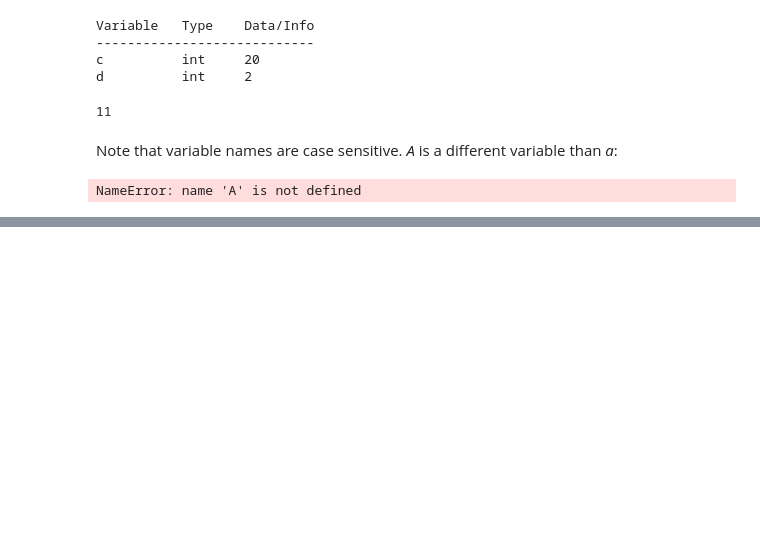
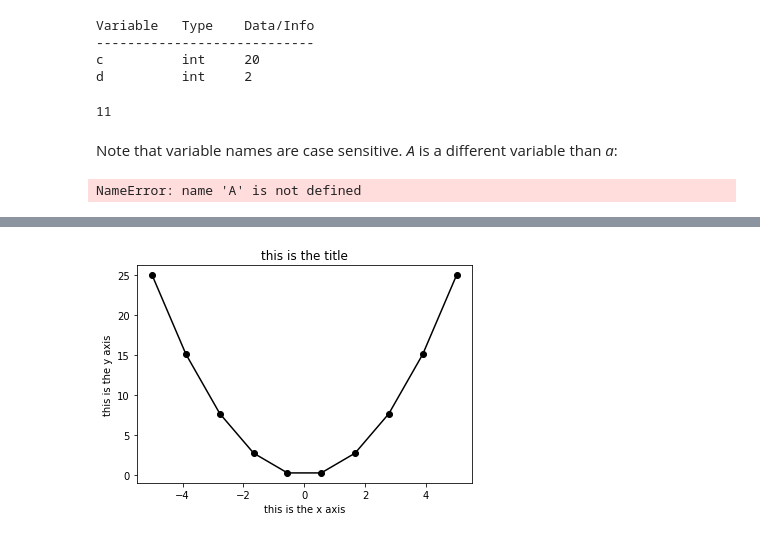
Before and after one commit to mtoqeerpk/IntroComputationalEarthScience, a Jupyter notebook: Week 1/Introduction to Python programming using Jupyter Notebooks.ipynb, the cells around one changed output, grey strips where cells are left out. Saved outputs shown, nothing was run; the diff lists cells and outputs as text; code cells hidden in the pictures; blank space fills up the shorter version.

```diff
--- a/Week 1/Introduction to Python programming using Jupyter Notebooks.ipynb
+++ b/Week 1/Introduction to Python programming using Jupyter Notebooks.ipynb
@@ -227,0 +553,12 @@ NameError: name 'IAm' is not defined
+# %%
+# same plot but with markers for each data value.
+n = 10
+x = np.linspace(-5,5,n)
+y = x**2
+plt.plot(x,y,'ko-')
+plt.xlabel('this is the x axis')
+plt.ylabel('this is the y axis')
+plt.title('this is the title')
+plt.show()
+# %% [output]
+[figure, added]
```
Also changed, not shown: parts of 73 cells of this notebook.
